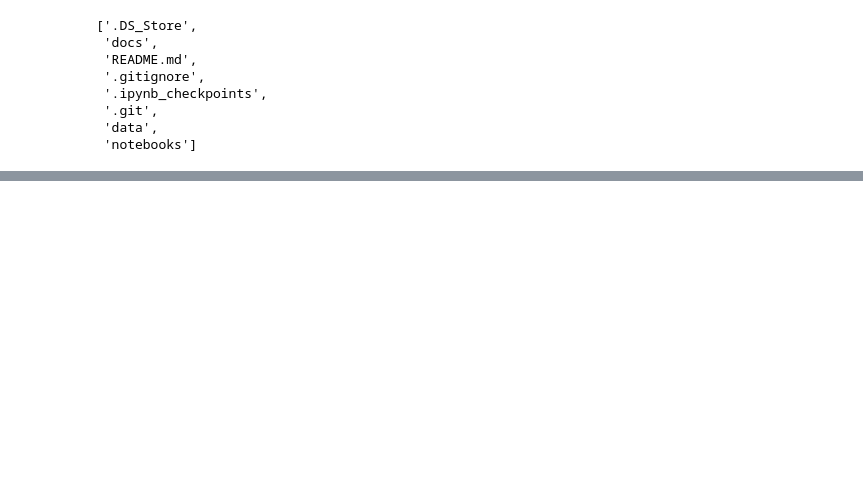
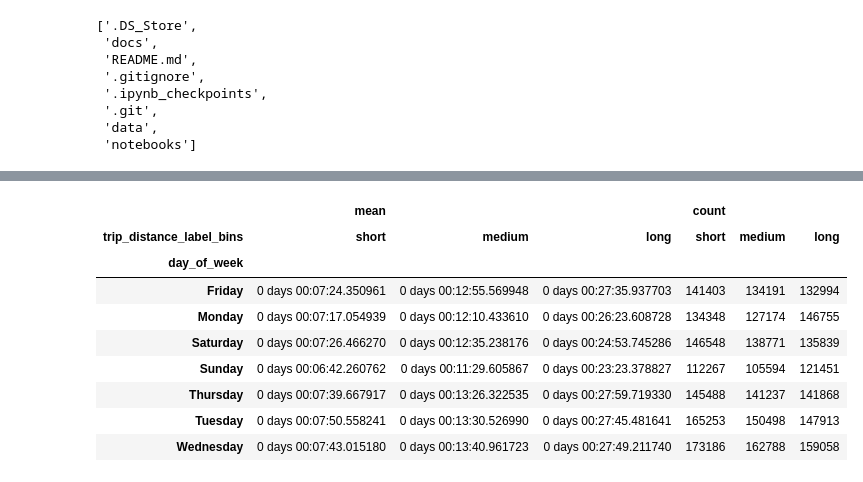
Before and after one commit to AndrewFerris/mandala, a Jupyter notebook: notebooks/Assessment.ipynb, the cells around one changed output, grey strips where cells are left out. Drawn from its saved outputs; the diff is of its cells as text; code cells hidden in the pictures; blank space fills up the shorter version.

```diff
--- a/notebooks/Assessment.ipynb
+++ b/notebooks/Assessment.ipynb
@@ -38,0 +129,5 @@ Trying to import the above resulted in these errors:
+# %%
+# Note: I interpret trip speed to mean duration of trip, not speed of trip in miles per hour.
+
+df['trip_speed'] = df['tpep_dropoff_datetime'] - df['tpep_pickup_datetime']
+pd.pivot_table(df, index = 'day_of_week', values = 'trip_speed', aggfunc = 'mean')
@@ -38,0 +144,15 @@ Trying to import the above resulted in these errors:
+# %%
+# Need to bucket trip distance into short, medium and long
+df['trip_distance_label_bins'] = pd.qcut(df['trip_distance'],3,labels=["short", "medium", "long"])
+pd.pivot_table(df, index = 'day_of_week', columns = 'trip_distance_label_bins', values = 'trip_speed', aggfunc = ['mean', 'count'])
+# %% [output]
+|  | mean |  |  | count |  |  |
+| trip_distance_label_bins | short | medium | long | short | medium | long |
+| day_of_week |  |  |  |  |  |  |
+| Friday | 0 days 00:07:24.350961 | 0 days 00:12:55.569948 | 0 days 00:27:35.937703 | 141403 | 134191 | 132994 |
+| Monday | 0 days 00:07:17.054939 | 0 days 00:12:10.433610 | 0 days 00:26:23.608728 | 134348 | 127174 | 146755 |
+| Saturday | 0 days 00:07:26.466270 | 0 days 00:12:35.238176 | 0 days 00:24:53.745286 | 146548 | 138771 | 135839 |
+| Sunday | 0 days 00:06:42.260762 | 0 days 00:11:29.605867 | 0 days 00:23:23.378827 | 112267 | 105594 | 121451 |
+| Thursday | 0 days 00:07:39.667917 | 0 days 00:13:26.322535 | 0 days 00:27:59.719330 | 145488 | 141237 | 141868 |
+| Tuesday | 0 days 00:07:50.558241 | 0 days 00:13:30.526990 | 0 days 00:27:45.481641 | 165253 | 150498 | 147913 |
+| Wednesday | 0 days 00:07:43.015180 | 0 days 00:13:40.961723 | 0 days 00:27:49.211740 | 173186 | 162788 | 159058 |
```
Also changed, not shown: parts of 19 cells of this notebook.
